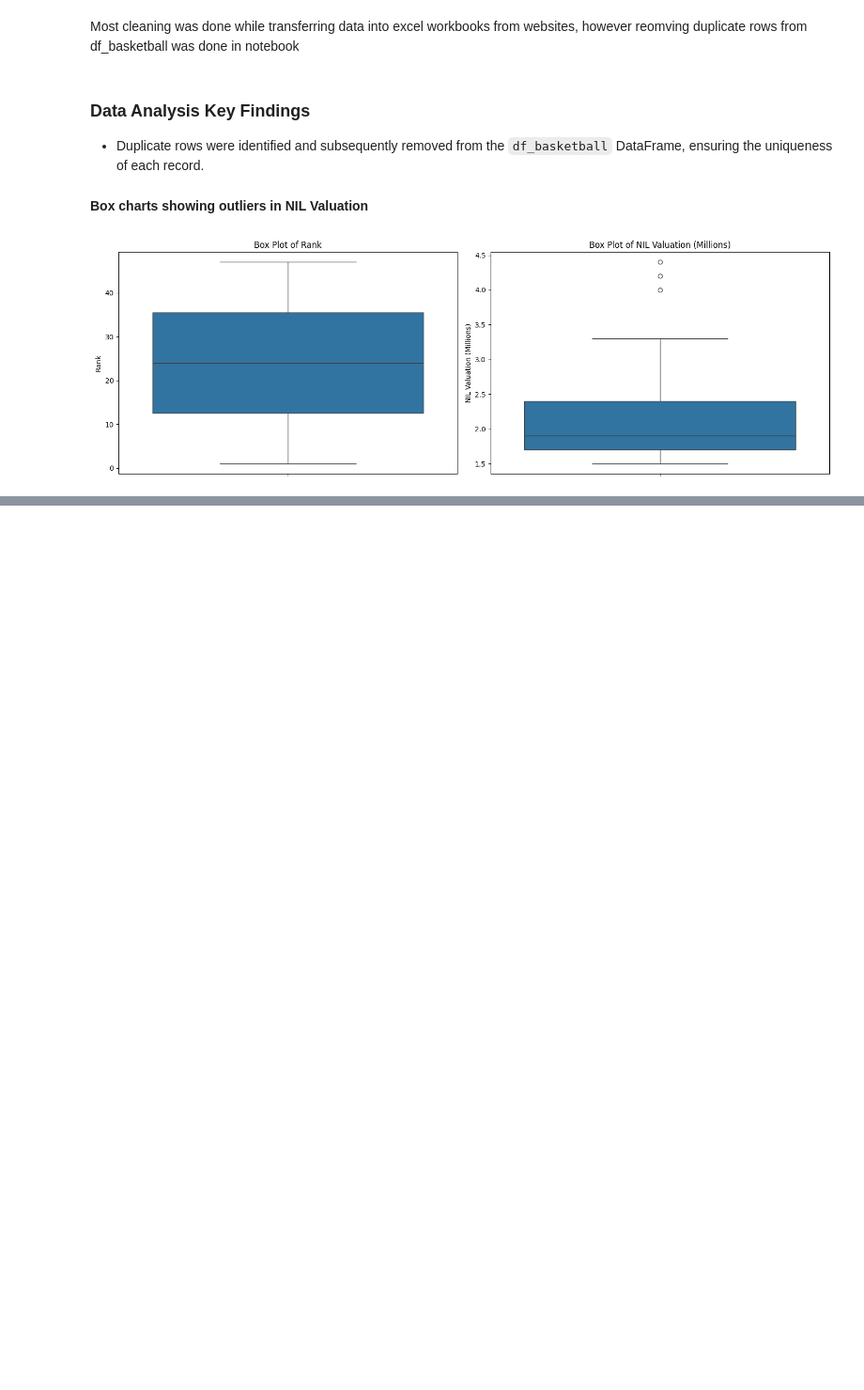
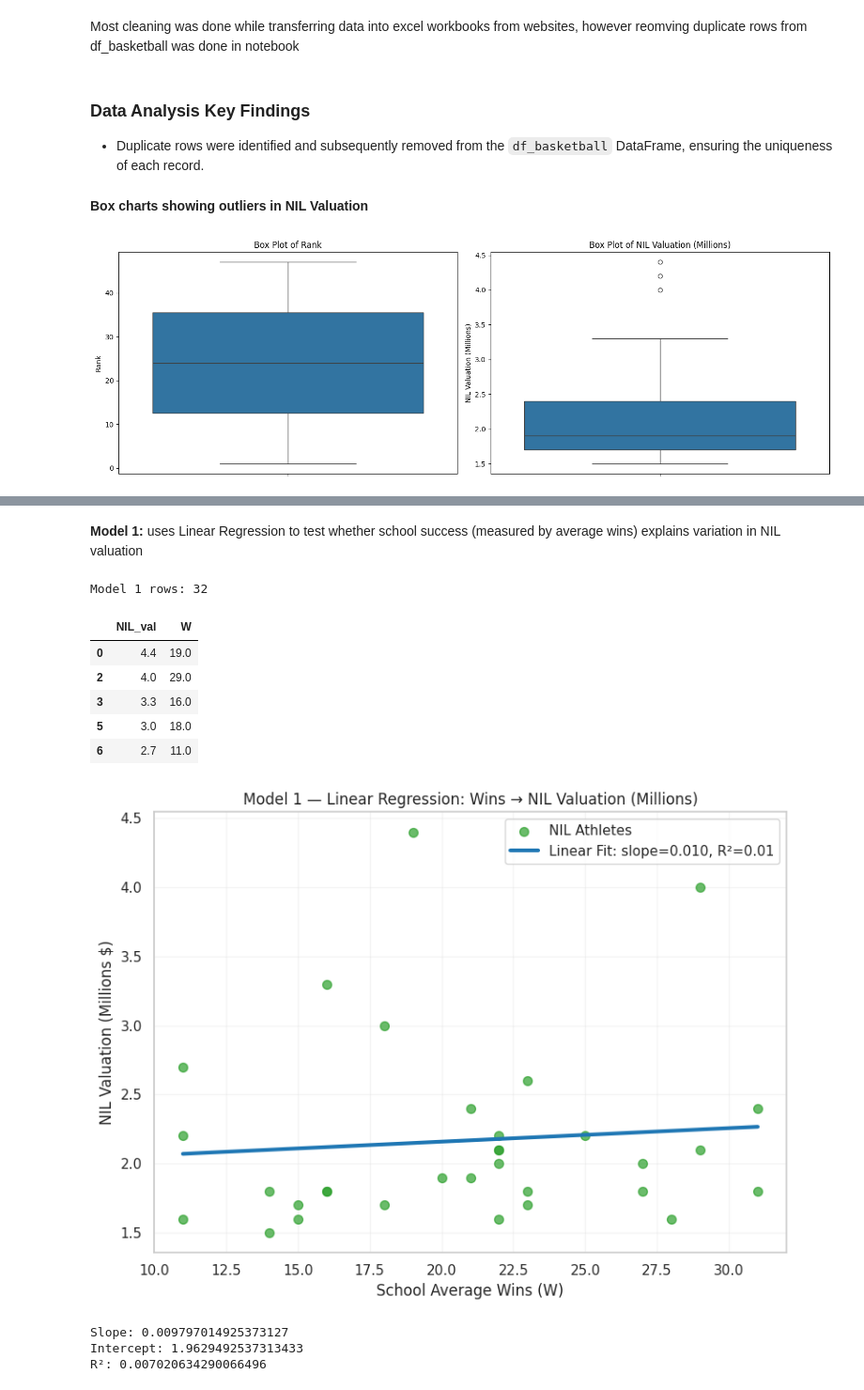
Before and after one commit to mrowsey16/IS4487Final, a Jupyter notebook: NCAA_NIL_ANALYSIS.ipynb, the cells around one changed output, grey strips where cells are left out. Shown at 94% size. Drawn from its saved outputs; the diff is of its cells as text; code cells hidden in the pictures; blank space fills up the shorter version.

```diff
--- a/NCAA_NIL_ANALYSIS.ipynb
+++ b/NCAA_NIL_ANALYSIS.ipynb
@@ -391,0 +356,11 @@ rf_reg.fit(X_train, y_train)
+# %%
+
+df_basketball['TEAM_key'] = df_basketball['TEAM'].str.strip().str.lower()
+
+df['School_key'] = df['School'].astype(str).str.strip().str.lower()
+df_nil['School_key'] = df_nil['School'].astype(str).str.strip().str.lower()
+
+
+print("Unique basketball TEAMs:", df_basketball['TEAM_key'].nunique())
+print("Unique finance schools:", df['School_key'].nunique())
+print("Unique NIL schools:", df_nil['School_key'].nunique())
@@ -391,0 +393,9 @@ rf_reg.fit(X_train, y_train)
+# %%
+
+merged = df_nil.merge(basket_agg, on='School_key', how='left', suffixes=('','_team'))
+
+
+merged = merged.merge(df[['School_key','Total Revenue','Total Expenses','Percent Allocated']], on='School_key', how='left')
+
+print("Merged rows (should = NIL rows):", merged.shape)
+display(merged.head(10))
@@ -391,0 +450,54 @@ rf_reg.fit(X_train, y_train)
+# %% [markdown]
+**Model 1:** uses Linear Regression to test whether school success (measured by average wins) explains variation in NIL valuation
+# %%
+# Prepare data for Model 1
+merged['NIL_val'] = pd.to_numeric(merged['NIL Valuation (Millions)'], errors='coerce')
+
+# Keep only rows that have both NIL value and Wins (W)
+m1_df = merged[['NIL_val', 'W']].dropna()
+
+print("Model 1 rows:", m1_df.shape[0])
+display(m1_df.head())
+
+# Separate features and target
+X_m1 = m1_df[['W']].values
+y_m1 = m1_df['NIL_val'].values
+
+# Fit simple linear regression
+lin1 = LinearRegression()
+lin1.fit(X_m1, y_m1)
+
+# Prepare line for visualization
+x_range = np.linspace(X_m1.min(), X_m1.max(), 200).reshape(-1, 1)
+y_pred_lin1 = lin1.predict(x_range)
+
+# Plot
+plt.figure(figsize=(8, 6))
+plt.scatter(X_m1, y_m1, alpha=0.7, color='tab:green', s=50, label='NIL Athletes')
+plt.plot(x_range, y_pred_lin1, color='tab:blue', linewidth=3,
+         label=f'Linear Fit: slope={lin1.coef_[0]:.3f}, R²={lin1.score(X_m1, y_m1):.2f}')
+
+plt.title("Model 1 — Linear Regression: Wins → NIL Valuation (Millions)")
+plt.xlabel("School Average Wins (W)")
+plt.ylabel("NIL Valuation (Millions $)")
+plt.legend()
+plt.grid(alpha=0.2)
+plt.tight_layout()
+plt.show()
+
+# Print regression stats
+print("Slope:", lin1.coef_[0])
+print("Intercept:", lin1.intercept_)
+print("R²:", lin1.score(X_m1, y_m1))
+# %% [output]
+Model 1 rows: 32
+|  | NIL_val | W |
+| 0 | 4.4 | 19.0 |
+| 2 | 4.0 | 29.0 |
+| 3 | 3.3 | 16.0 |
+| 5 | 3.0 | 18.0 |
+| 6 | 2.7 | 11.0 |
+[figure, added]
+Slope: 0.009797014925373127
+Intercept: 1.9629492537313433
+R²: 0.007020634290066496
```
Also changed, not shown: parts of 57 cells of this notebook.
